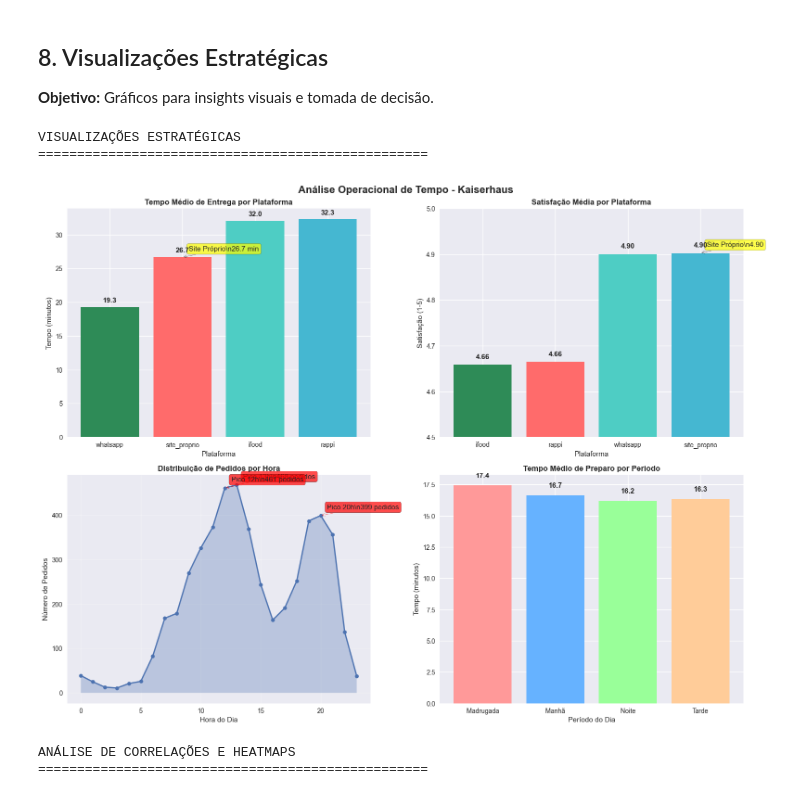
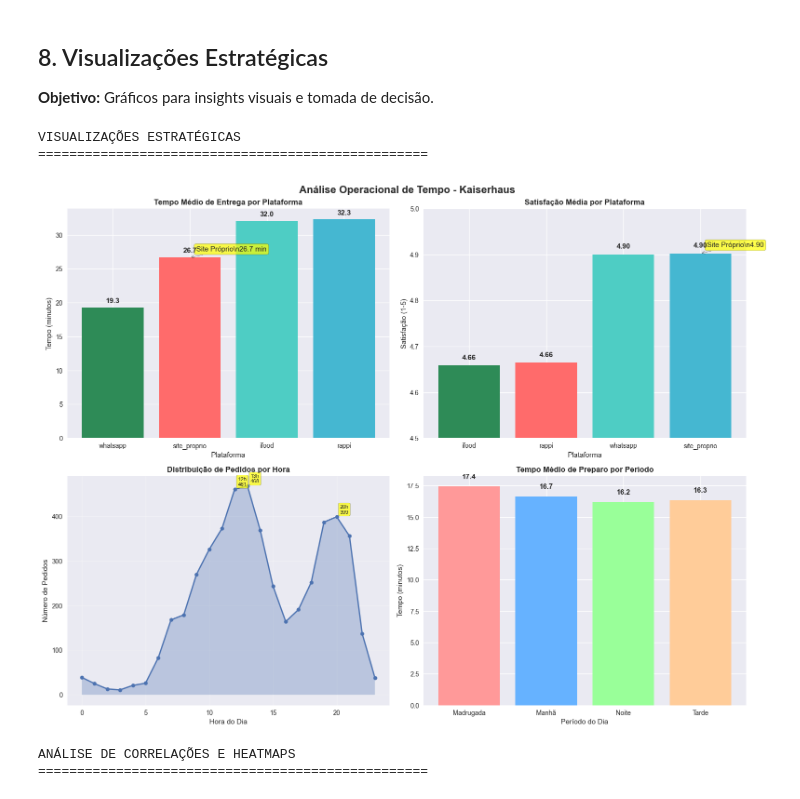
Before and after one commit to EnzoPerego/analise-dados-insperjr-trainee, a Jupyter notebook: analise_operacional_tempo_kaiserhaus.ipynb, the cells around one changed output. Saved outputs shown, nothing was run; the diff lists cells and outputs as text; code cells hidden in the pictures.

```diff
--- a/analise_operacional_tempo_kaiserhaus.ipynb
+++ b/analise_operacional_tempo_kaiserhaus.ipynb
@@ -573,38 +573,37 @@ ax3 = axes[1, 0]
 pedidos_hora = df.groupby('hora').size()
 ax3.plot(pedidos_hora.index, pedidos_hora.values, marker='o', linewidth=2, markersize=6)
 ax3.fill_between(pedidos_hora.index, pedidos_hora.values, alpha=0.3)
 ax3.set_title('Distribuição de Pedidos por Hora', fontweight='bold')
 ax3.set_xlabel('Hora do Dia')
 ax3.set_ylabel('Número de Pedidos')
 ax3.grid(True, alpha=0.3)
 
 # Destacar picos
 picos = pedidos_hora.nlargest(3)
 for hora, pedidos in picos.items():
-    ax3.annotate(f'Pico {hora}h\\n{pedidos} pedidos',
-                 xy=(hora, pedidos), xytext=(10, 10), textcoords='offset points',
-                 bbox=dict(boxstyle='round,pad=0.3', facecolor='red', alpha=0.7),
-                 arrowprops=dict(arrowstyle='->', color='red'))
+    ax3.annotate(f'{hora}h\n{pedidos}', xy=(hora, pedidos), xytext=(5, 5),
+                 textcoords='offset points', fontsize=8,
+                 bbox=dict(boxstyle='round,pad=0.3', facecolor='yellow', alpha=0.7))
 
 # Gráfico 4: Tempo de preparo por período
 ax4 = axes[1, 1]
 tempo_periodo = df.groupby('periodo_dia')['tempo_preparo_minutos'].mean()
 colors = ['#FF9999', '#66B2FF', '#99FF99', '#FFCC99']
 bars4 = ax4.bar(tempo_periodo.index, tempo_periodo.values, color=colors)
 ax4.set_title('Tempo Médio de Preparo por Período', fontweight='bold')
 ax4.set_ylabel('Tempo (minutos)')
 ax4.set_xlabel('Período do Dia')
 
 # Adicionar valores nas barras
 for i, v in enumerate(tempo_periodo.values):
     ax4.text(i, v + 0.5, f'{v:.1f}', ha='center', va='bottom', fontweight='bold')
 
 plt.tight_layout()
 plt.show()
 # %% [output]
 VISUALIZAÇÕES ESTRATÉGICAS
 ==================================================
-[figure, old version]
+[figure, new version]
 # %%
 # 2. ANÁLISE DE CORRELAÇÕES E HEATMAPS
 print("ANÁLISE DE CORRELAÇÕES E HEATMAPS")
```
Also changed, not shown: parts of 6 cells of this notebook.
